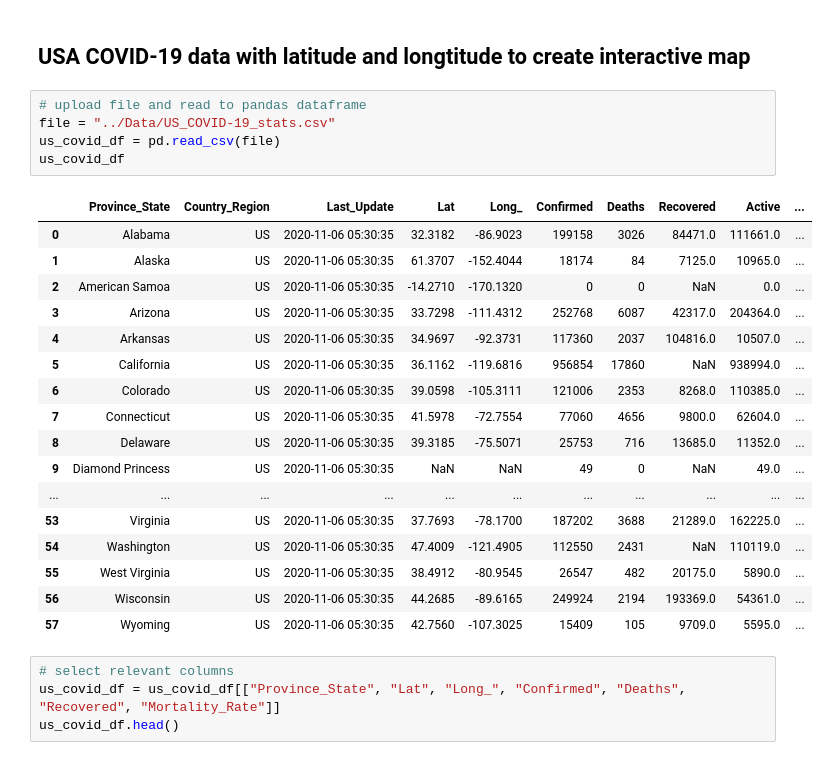
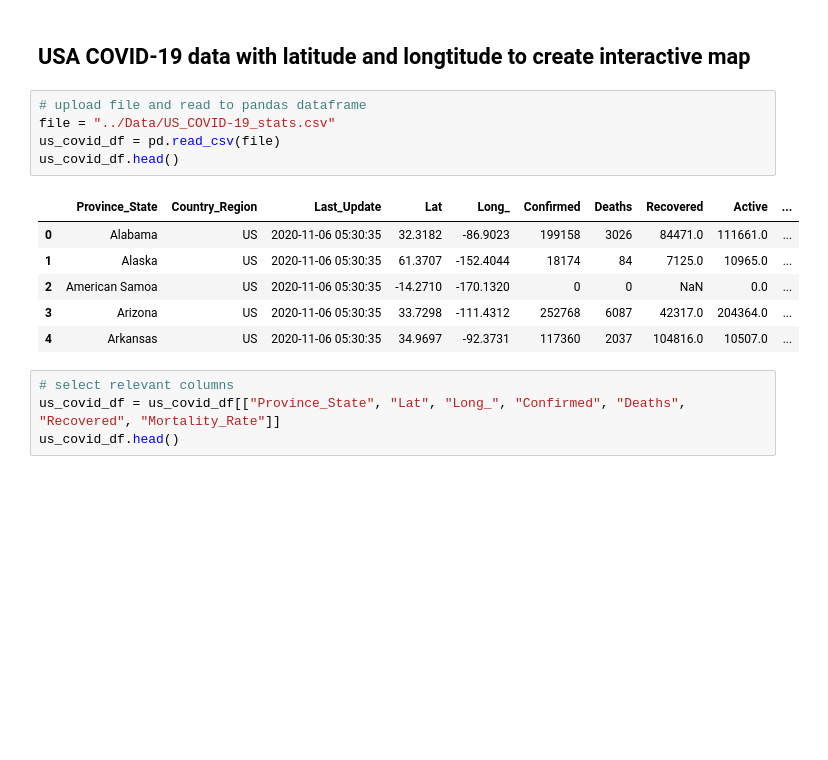
Before and after one commit to gotar1/COVID-19-Dashboard, a Jupyter notebook: Notebooks/analysis.ipynb, the cells around one changed output. Saved outputs shown, nothing was run; the diff lists cells and outputs as text; blank space fills up the shorter version.

```diff
--- a/Notebooks/analysis.ipynb
+++ b/Notebooks/analysis.ipynb
@@ -215,26 +222,15 @@ covid_stats_df.tail()
 # %%
 # upload file and read to pandas dataframe
 file = "../Data/US_COVID-19_stats.csv"
 us_covid_df = pd.read_csv(file)
-us_covid_df
+us_covid_df.head()
 # %% [output]
 |  | Province_State | Country_Region | Last_Update | Lat | Long_ | Confirmed | Deaths | Recovered | Active | ... |
 | 0 | Alabama | US | 2020-11-06 05:30:35 | 32.3182 | -86.9023 | 199158 | 3026 | 84471.0 | 111661.0 | ... |
 | 1 | Alaska | US | 2020-11-06 05:30:35 | 61.3707 | -152.4044 | 18174 | 84 | 7125.0 | 10965.0 | ... |
 | 2 | American Samoa | US | 2020-11-06 05:30:35 | -14.2710 | -170.1320 | 0 | 0 | NaN | 0.0 | ... |
 | 3 | Arizona | US | 2020-11-06 05:30:35 | 33.7298 | -111.4312 | 252768 | 6087 | 42317.0 | 204364.0 | ... |
 | 4 | Arkansas | US | 2020-11-06 05:30:35 | 34.9697 | -92.3731 | 117360 | 2037 | 104816.0 | 10507.0 | ... |
-| 5 | California | US | 2020-11-06 05:30:35 | 36.1162 | -119.6816 | 956854 | 17860 | NaN | 938994.0 | ... |
-| 6 | Colorado | US | 2020-11-06 05:30:35 | 39.0598 | -105.3111 | 121006 | 2353 | 8268.0 | 110385.0 | ... |
-| 7 | Connecticut | US | 2020-11-06 05:30:35 | 41.5978 | -72.7554 | 77060 | 4656 | 9800.0 | 62604.0 | ... |
-| 8 | Delaware | US | 2020-11-06 05:30:35 | 39.3185 | -75.5071 | 25753 | 716 | 13685.0 | 11352.0 | ... |
-| 9 | Diamond Princess | US | 2020-11-06 05:30:35 | NaN | NaN | 49 | 0 | NaN | 49.0 | ... |
-| ... | ... | ... | ... | ... | ... | ... | ... | ... | ... | ... |
-| 53 | Virginia | US | 2020-11-06 05:30:35 | 37.7693 | -78.1700 | 187202 | 3688 | 21289.0 | 162225.0 | ... |
-| 54 | Washington | US | 2020-11-06 05:30:35 | 47.4009 | -121.4905 | 112550 | 2431 | NaN | 110119.0 | ... |
-| 55 | West Virginia | US | 2020-11-06 05:30:35 | 38.4912 | -80.9545 | 26547 | 482 | 20175.0 | 5890.0 | ... |
-| 56 | Wisconsin | US | 2020-11-06 05:30:35 | 44.2685 | -89.6165 | 249924 | 2194 | 193369.0 | 54361.0 | ... |
-| 57 | Wyoming | US | 2020-11-06 05:30:35 | 42.7560 | -107.3025 | 15409 | 105 | 9709.0 | 5595.0 | ... |
 # %%
 # select relevant columns
 us_covid_df = us_covid_df[["Province_State", "Lat", "Long_", "Confirmed", "Deaths", "Recovered", "Mortality_Rate"]]
```
Also changed, not shown: parts of 18 cells of this notebook, 4 other files.
